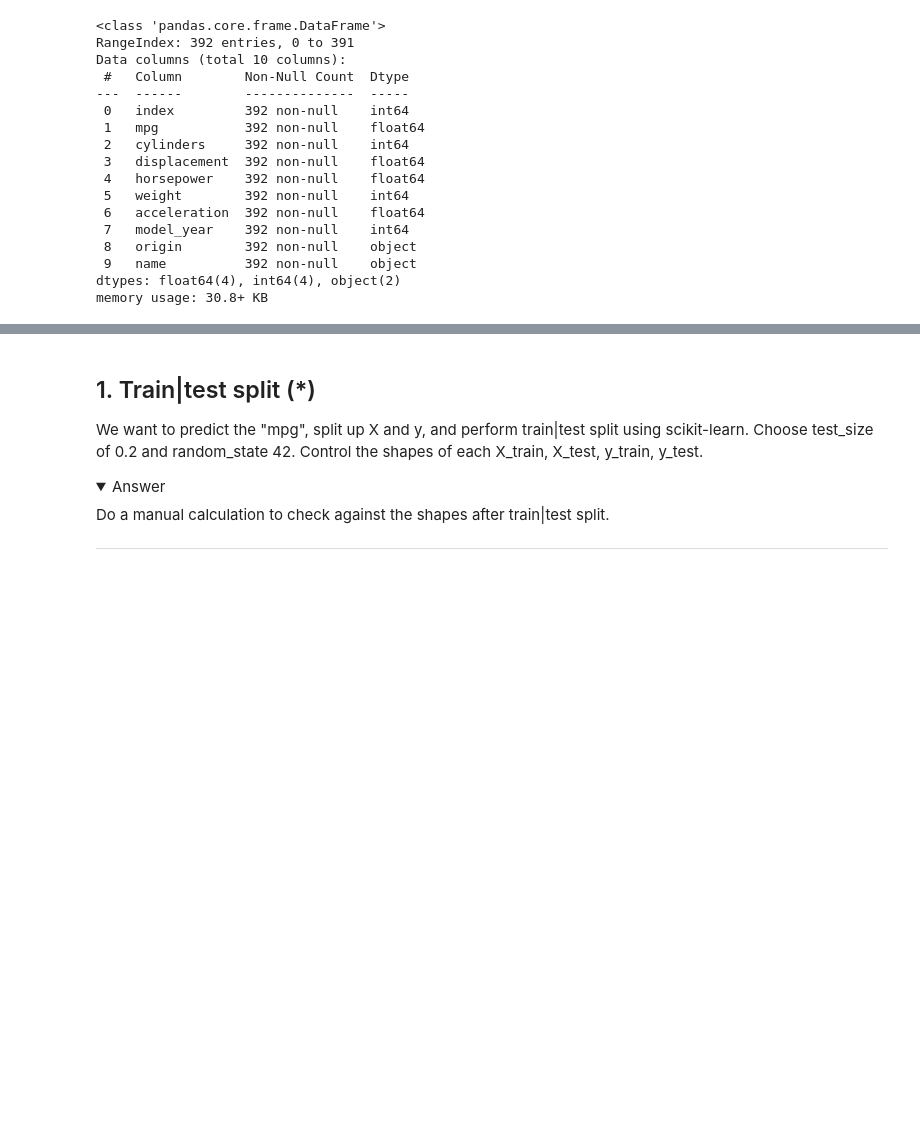
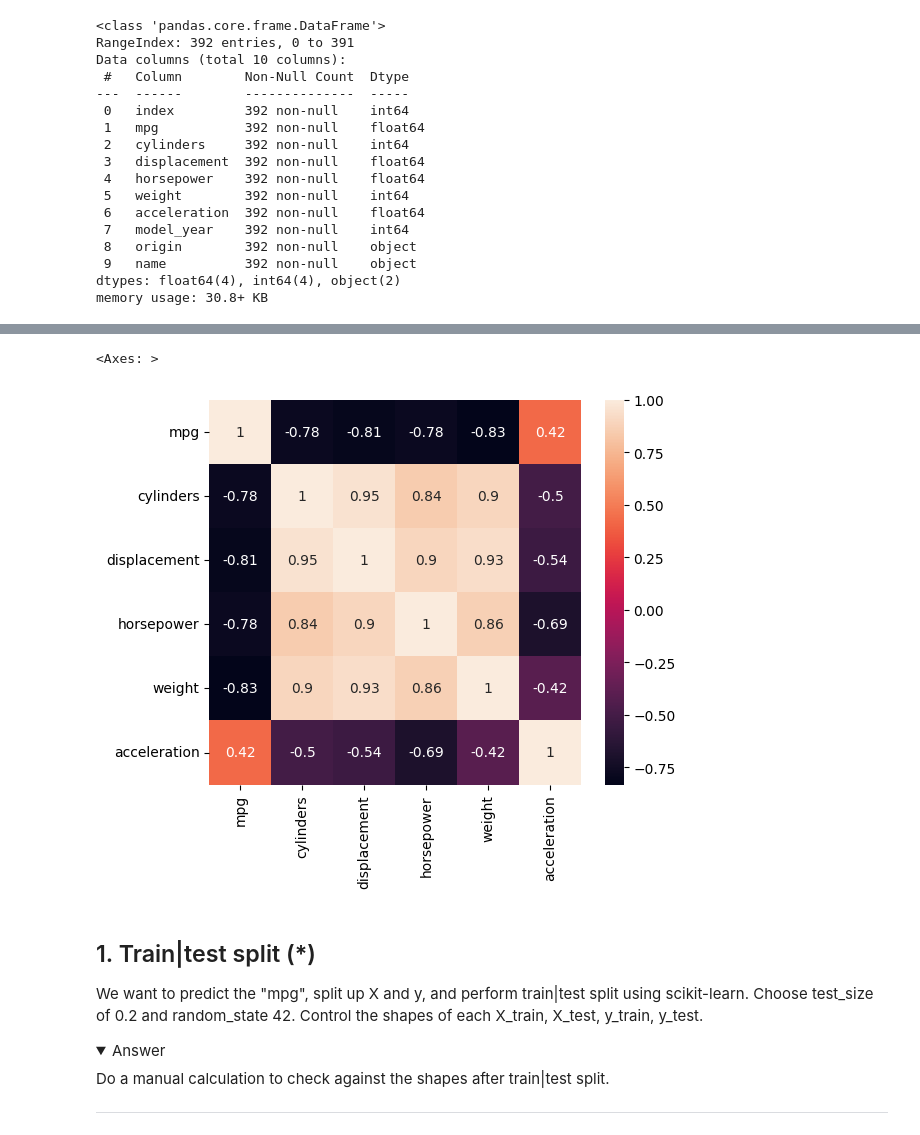
Before and after one commit to dancla240/Machine_Learning_Daniel_Claesson, a Jupyter notebook: Exercises/E01_sklearn.ipynb, the cells around one changed output, grey strips where cells are left out. Cells and saved outputs as stored; diff of their text form; code cells hidden in the pictures; folded sections open; blank space fills up the shorter version.

```diff
--- a/Exercises/E01_sklearn.ipynb
+++ b/Exercises/E01_sklearn.ipynb
@@ -180,3 +195,10 @@ memory usage: 30.8+ KB
+# %%
+corr = mpg[['mpg','cylinders','displacement','horsepower','weight','acceleration']].corr()
+fig, ax = plt.subplots(figsize=(6,5))
+sns.heatmap(corr, annot=True)
+# %% [output]
+<Axes: >
+[figure, added]
 # %% [markdown]
 ## 1. Train|test split (*)
 
```
Also changed, not shown: parts of 16 cells of this notebook, 1 other file.
